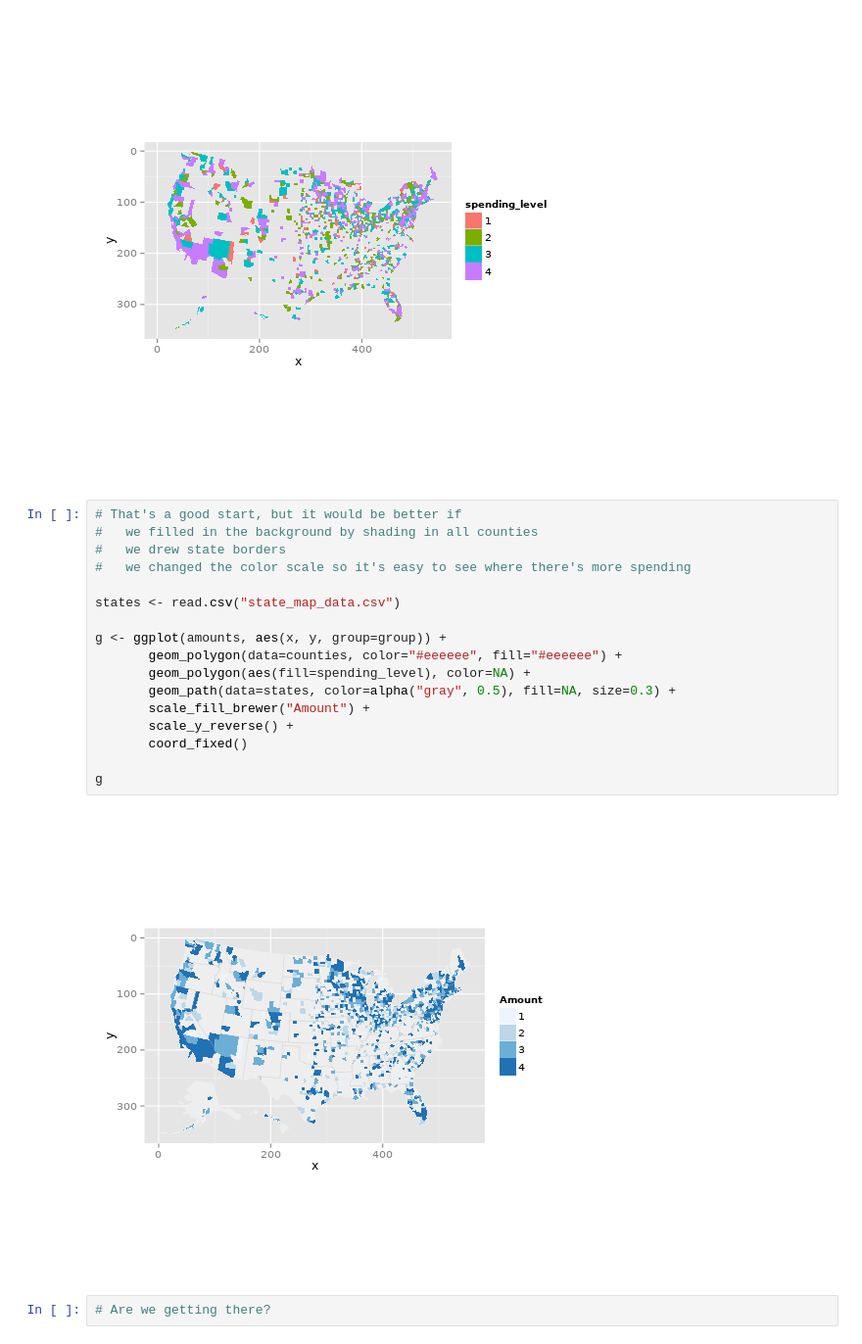
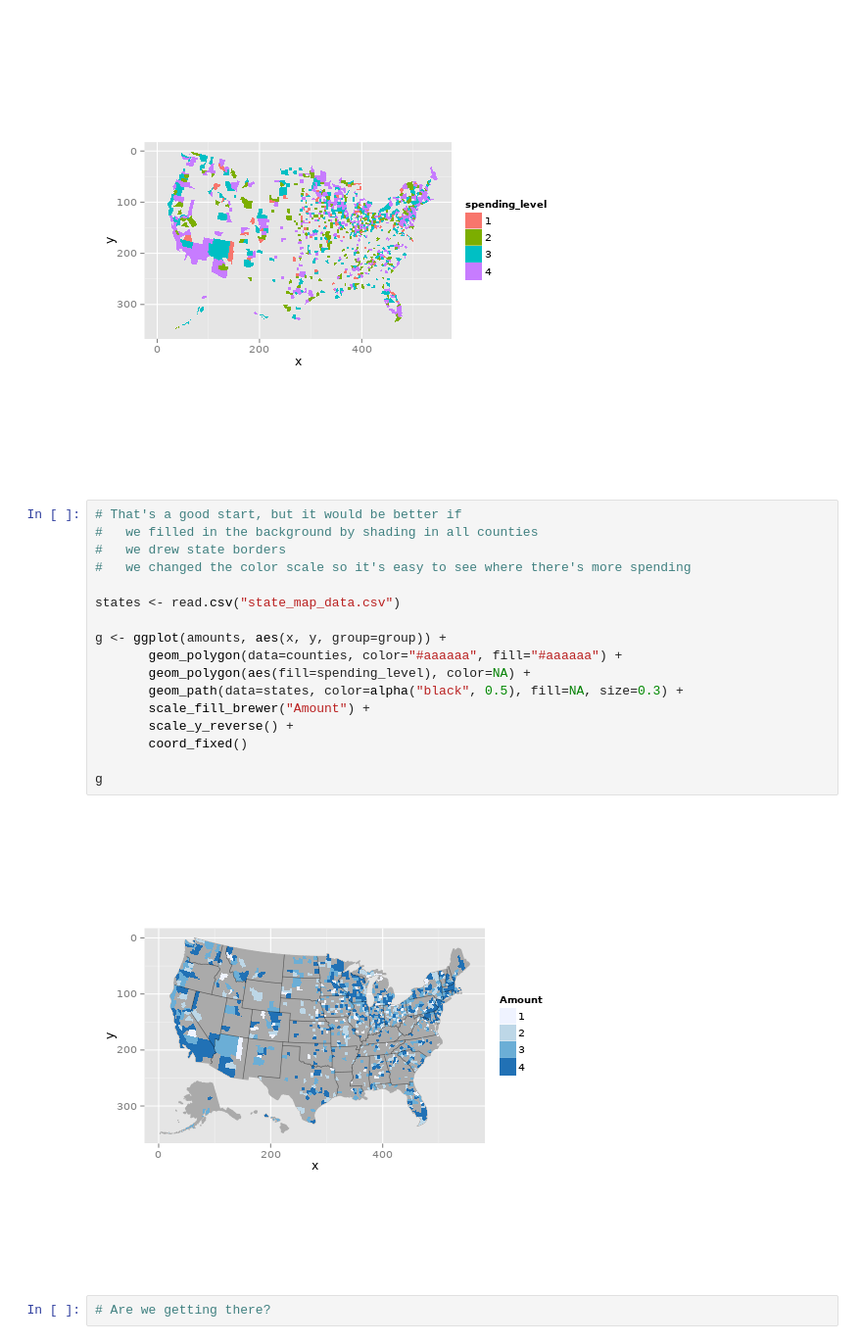
Before and after one commit to jotok/DataFest, a Jupyter notebook: nb/ggplot2 examples.ipynb, the cells around one changed output. Shown: that part at 98% size. Drawn from its saved outputs; the diff is of its cells as text.

Commit message:
change coloring in final map

```diff
--- a/nb/ggplot2 examples.ipynb
+++ b/nb/ggplot2 examples.ipynb
@@ -247,21 +247,21 @@ g + coord_fixed() + scale_y_reverse()
 # %%
 # That's a good start, but it would be better if
 #   we filled in the background by shading in all counties
 #   we drew state borders
 #   we changed the color scale so it's easy to see where there's more spending
 
 states <- read.csv("state_map_data.csv")
 
 g <- ggplot(amounts, aes(x, y, group=group)) +
-       geom_polygon(data=counties, color="#eeeeee", fill="#eeeeee") +
+       geom_polygon(data=counties, color="#aaaaaa", fill="#aaaaaa") +
        geom_polygon(aes(fill=spending_level), color=NA) +
-       geom_path(data=states, color=alpha("gray", 0.5), fill=NA, size=0.3) +
+       geom_path(data=states, color=alpha("black", 0.5), fill=NA, size=0.3) +
        scale_fill_brewer("Amount") +
        scale_y_reverse() +
        coord_fixed()
 
 g
 # %% [output]
-[figure, old version]
+[figure, new version]
 # %%
 # Are we getting there?
```
